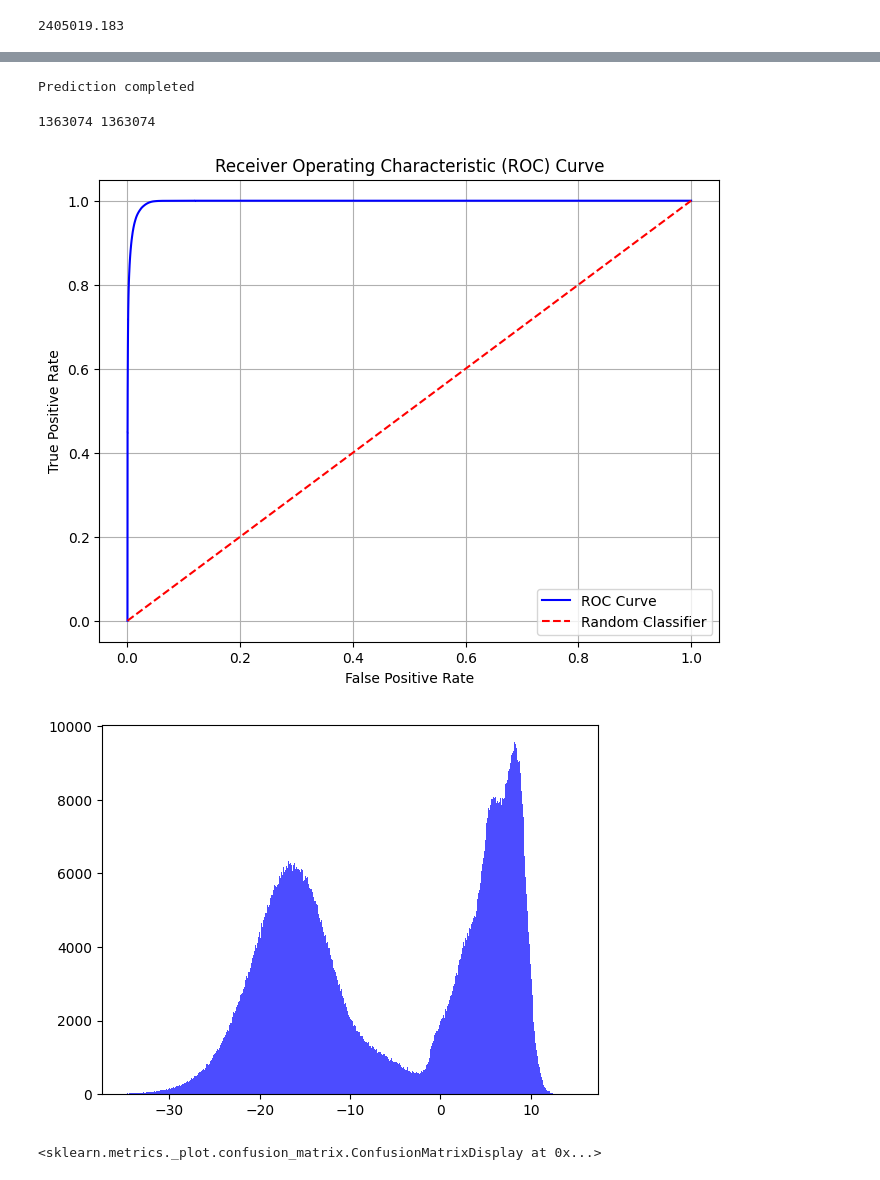
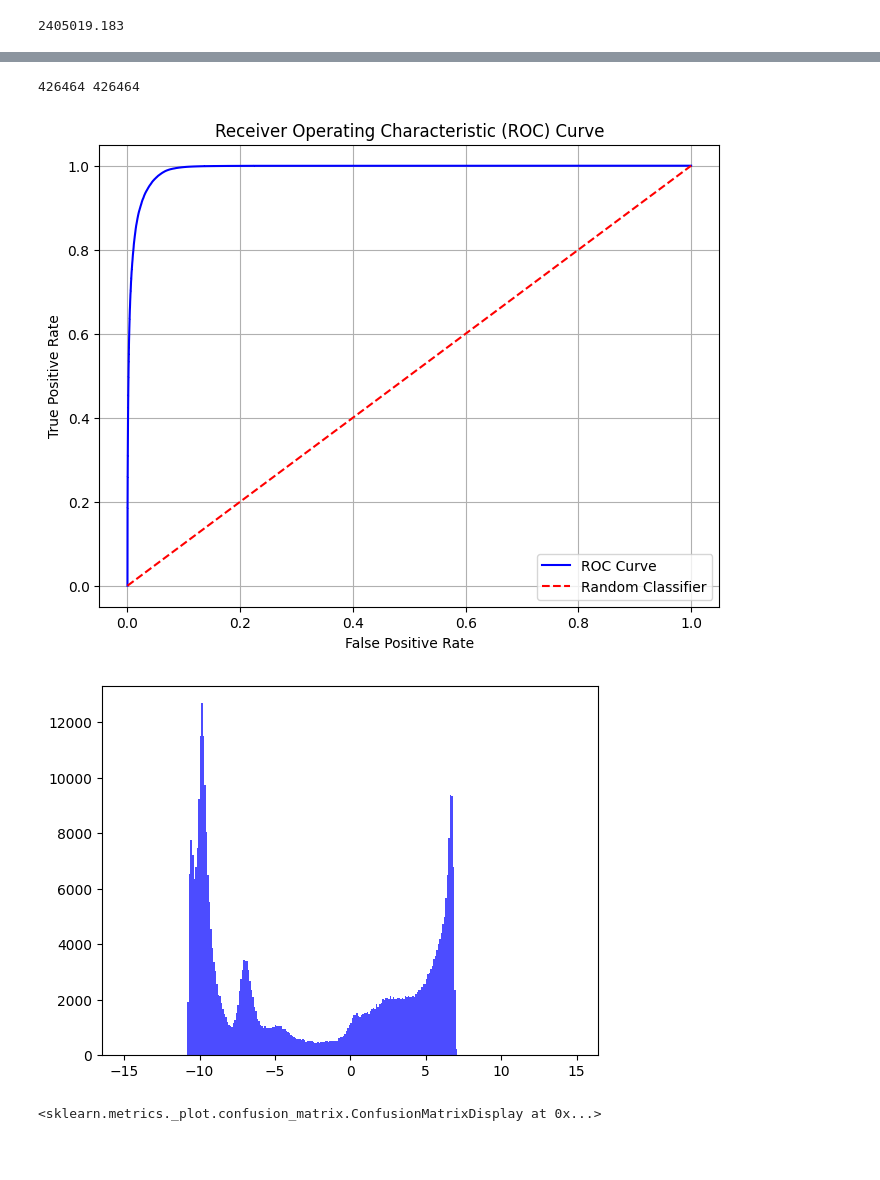
Before and after one commit to Le-Jonas/Masters_project, a Jupyter notebook: ML_lite.ipynb, the cells around one changed output, grey strips where cells are left out. Drawn from its saved outputs; the diff is of its cells as text; code cells hidden in the pictures; blank space fills up the shorter version.

Commit message:
Created a new neural network with corresponding dataset class. Improved performance. Squished bugs.

```diff
--- a/ML_lite.ipynb
+++ b/ML_lite.ipynb
@@ -232,5 +232,5 @@ importlib.reload(model_training)
 # %%
-train_dataset = dataset_classes.H5EgammaDataset_fully_batched(
+mean_dataset = dataset_classes.H5EgammaDataset(
     h5_files_egam1[:5],
     mix_files = h5_files_egam7[:3],
     exclude_features = ["truth"],
@@ -240,9 +240,19 @@ train_dataset = dataset_classes.H5EgammaDataset_fully_batched(
     mixture_ratio = 0.5
 )
 
-means, stds = misc_functions.compute_mean_std(train_dataset, sample_size=100000, batch_size=4096)
+means, stds = misc_functions.compute_mean_std(mean_dataset, sample_size=10000, batch_size=4096)
 
-val_dataset = dataset_classes.H5EgammaDataset_fully_batched(
+train_dataset = dataset_classes.ZPairDataset(
+    h5_files_egam1[:5],
+    mix_files = h5_files_egam7[:3],
+    exclude_features = ["truth"],
+    exclude_fields = ["truthOrigin", "truthType"],
+    y_source = "egammas",
+    y_field = "truthOrigin",
+    mixture_ratio = 0.5
+)
+
+val_dataset = dataset_classes.ZPairDataset(
     h5_files_egam1[5:7],
     mix_files = h5_files_egam7[4],
     exclude_features = ["truth"],
@@ -252,7 +262,7 @@ val_dataset = dataset_classes.H5EgammaDataset_fully_batched(
     mixture_ratio = 0.5
 )
 
-test_dataset = dataset_classes.H5EgammaDataset_fully_batched(
+test_dataset = dataset_classes.ZPairDataset(
     h5_files_data,
     exclude_features = ["truth"],
     exclude_fields = ["truthOrigin", "truthType"],
@@ -265,7 +275,19 @@ train_loader = DataLoader(train_dataset, batch_sampler=train_sampler, num_worker
 val_loader = DataLoader(val_dataset, batch_size=4096, shuffle=False, num_workers=8, prefetch_factor=2, persistent_workers=True, pin_memory=True)
 test_loader = DataLoader(test_dataset, batch_size=4096, shuffle=False, num_workers=8, prefetch_factor=2, persistent_workers=True, pin_memory=True)
 
-model_pt = neural_models.ParticleOriginNetwork(len(train_dataset.fields)-6, 6, particle_hidden_sizes=[512, 256, 64, 64, 64, 16], event_hidden_sizes=[64, 64, 16], output_size=1)
-optimizer = torch.optim.Adam(model_pt.parameters(), lr=0.001)
+particle_fields = [field for field in train_dataset.fields if not field.startswith("eventwise_")]
+event_fields = [field for field in train_dataset.fields if field.startswith("eventwise_")]
+particle_size = len(particle_fields) // 2
+if len(particle_fields) % 2 != 0:
+    raise ValueError("Pair particle fields are not evenly split between the two particles.")
+
+model_origin = neural_models.ParticlePairNetwork(
+    particle_size,
+    len(event_fields),
+    particle_hidden_sizes=[1024, 256, 256, 64, 64, 64, 64, 16, 1],
+    event_hidden_sizes=[64, 16, 16, 16, 1],
+    output_size=1,
+)
+optimizer = torch.optim.Adam(model_origin.parameters(), lr=0.001)
 loss_function = torch.nn.BCEWithLogitsLoss()
 # %% [output]
@@ -273,3 +295,3 @@ Calculating mean and std for normalization using sample size 100000, 98304 sampl
 # %%
-model_origin, train_losses, val_losses, batch_losses = model_training.train_model(model_pt, optimizer, loss_function, train_loader, val_loader, num_epochs=10, device='cpu', means=means, stds=stds, binary_target=13)
+model_origin, train_losses, val_losses, batch_losses = model_training.train_model(model_origin, optimizer, loss_function, train_loader, val_loader, num_epochs=5, device='cpu', means=means, stds=stds, binary_target=13)
 # %% [output]
@@ -278,12 +304,12 @@ PicklingError: Can't pickle <class 'functions_library.dataset_classes.H5EgammaDa
 # %%
-targets = np.concatenate([batch[1].numpy() for batch in val_loader], axis=0) == 13
-predictions = model_training.predict(model_origin, val_loader, device='cpu', means=mean, stds=std)
+targets = np.concatenate([batch[-1].numpy() for batch in val_loader], axis=0) == 13
+targets = targets.reshape(-1, 2)
+targets = targets[:, 0] * targets[:, 1]
+predictions = model_training.predict(model_origin, val_loader, device='cpu', means=means, stds=stds)
-# %% [output]
-Prediction completed
 # %%
 print(len(targets), len(predictions))
 # %% [output]
-1363074 1363074
+426464 426464
 # %%
 roc_curve_data = roc_curve(targets, predictions)
 plt.figure(figsize=(8, 6))
@@ -295,12 +321,12 @@ plt.title('Receiver Operating Characteristic (ROC) Curve')
 plt.legend()
 plt.grid()
 # %% [output]
-[figure, old version]
+[figure, new version]
 # %%
-plt.hist(predictions, bins=np.arange(-35, 15, 0.1), alpha=0.7, label='Predictions', color='blue')
+plt.hist(predictions, bins=np.arange(-15, 15, 0.1), alpha=0.7, label='Predictions', color='blue')
 plt.show()
 # %% [output]
-[figure, old version]
+[figure, new version]
 # %%
 cm = confusion_matrix(targets, predictions > 0, normalize='true')
 disp = ConfusionMatrixDisplay(confusion_matrix=cm, display_labels=[False, True])
```
Also changed, not shown: parts of 11 cells of this notebook, 5 other files.
